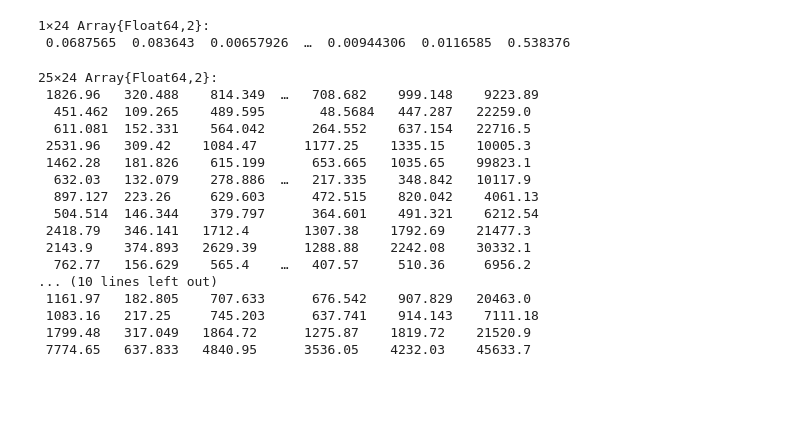
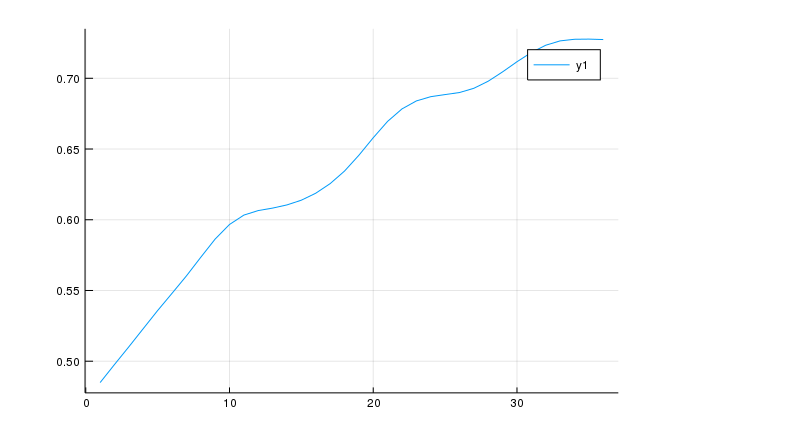
Before and after one commit to korenmiklos/impvol-julia, a Jupyter notebook: notebooks/Check NT sector in South Korea.ipynb, the cells around one changed output. Drawn from its saved outputs; the diff is of its cells as text; code cells hidden in the pictures; blank space fills up the shorter version.

```diff
--- a/notebooks/Check NT sector in South Korea.ipynb
+++ b/notebooks/Check NT sector in South Korea.ipynb
@@ -22,26 +24,5 @@ Dict{Symbol,Any} with 45 entries:
   ⋮                         => ⋮
 # %%
-p[:nu_njt][1,:,:,1]
+plot(p[:nu_njt][1,1,end,:])
 # %% [output]
-1×24 Array{Float64,2}:
- 0.0687565  0.083643  0.00657926  …  0.00944306  0.0116585  0.538376
+[figure, added]
-# %%
-p[:A][1,:,:,1]
-# %% [output]
-25×24 Array{Float64,2}:
- 1826.96   320.488    814.349  …   708.682    999.148    9223.89
-  451.462  109.265    489.595       48.5684   447.287   22259.0
-  611.081  152.331    564.042      264.552    637.154   22716.5
- 2531.96   309.42    1084.47      1177.25    1335.15    10005.3
- 1462.28   181.826    615.199      653.665   1035.65    99823.1
-  632.03   132.079    278.886  …   217.335    348.842   10117.9
-  897.127  223.26     629.603      472.515    820.042    4061.13
-  504.514  146.344    379.797      364.601    491.321    6212.54
- 2418.79   346.141   1712.4       1307.38    1792.69    21477.3
- 2143.9    374.893   2629.39      1288.88    2242.08    30332.1
-  762.77   156.629    565.4    …   407.57     510.36     6956.2
-... (10 lines left out)
- 1161.97   182.805    707.633      676.542    907.829   20463.0
- 1083.16   217.25     745.203      637.741    914.143    7111.18
- 1799.48   317.049   1864.72      1275.87    1819.72    21520.9
- 7774.65   637.833   4840.95      3536.05    4232.03    45633.7
```
Also changed, not shown: parts of 30 cells of this notebook, 5 other files.
